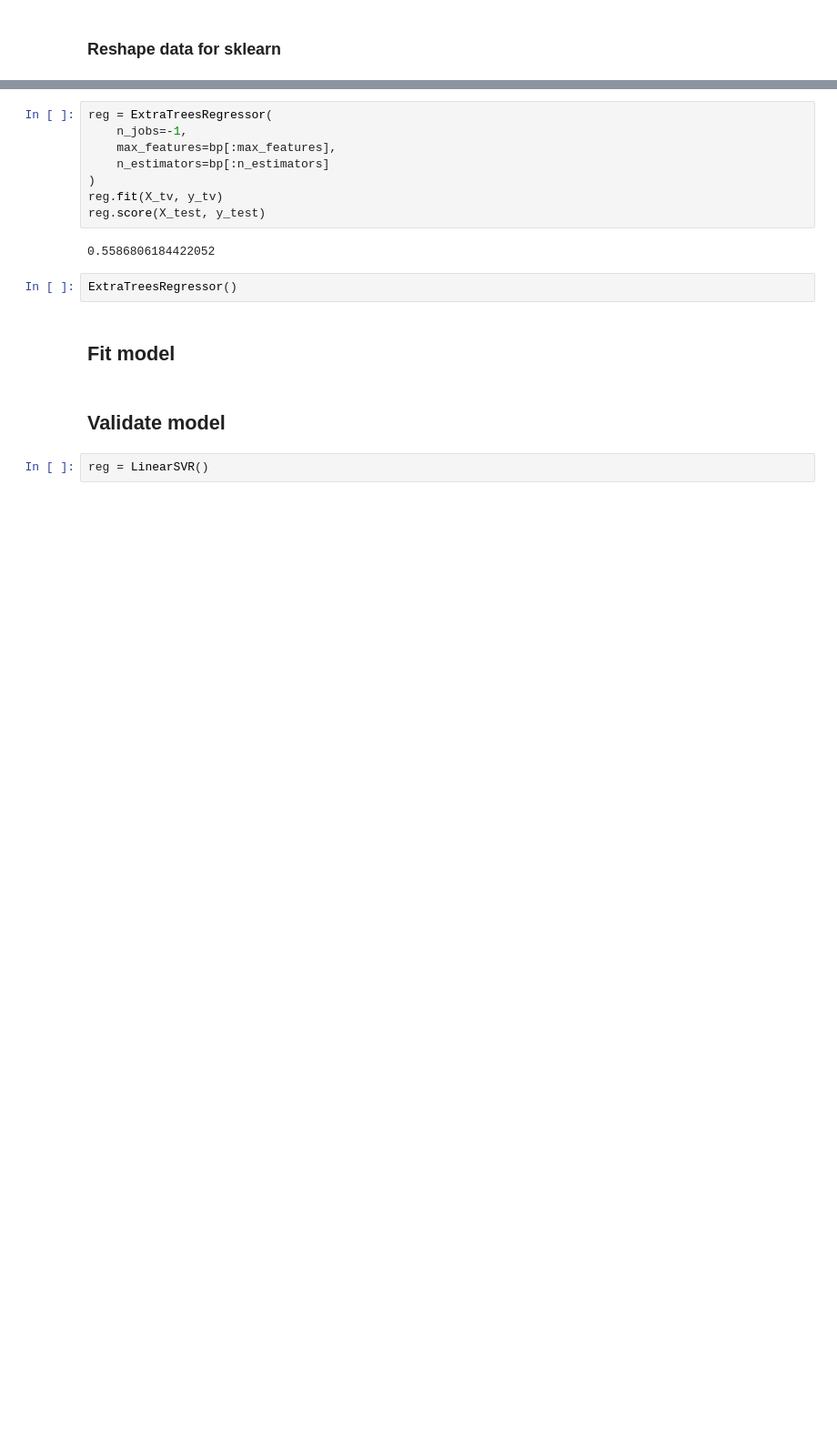
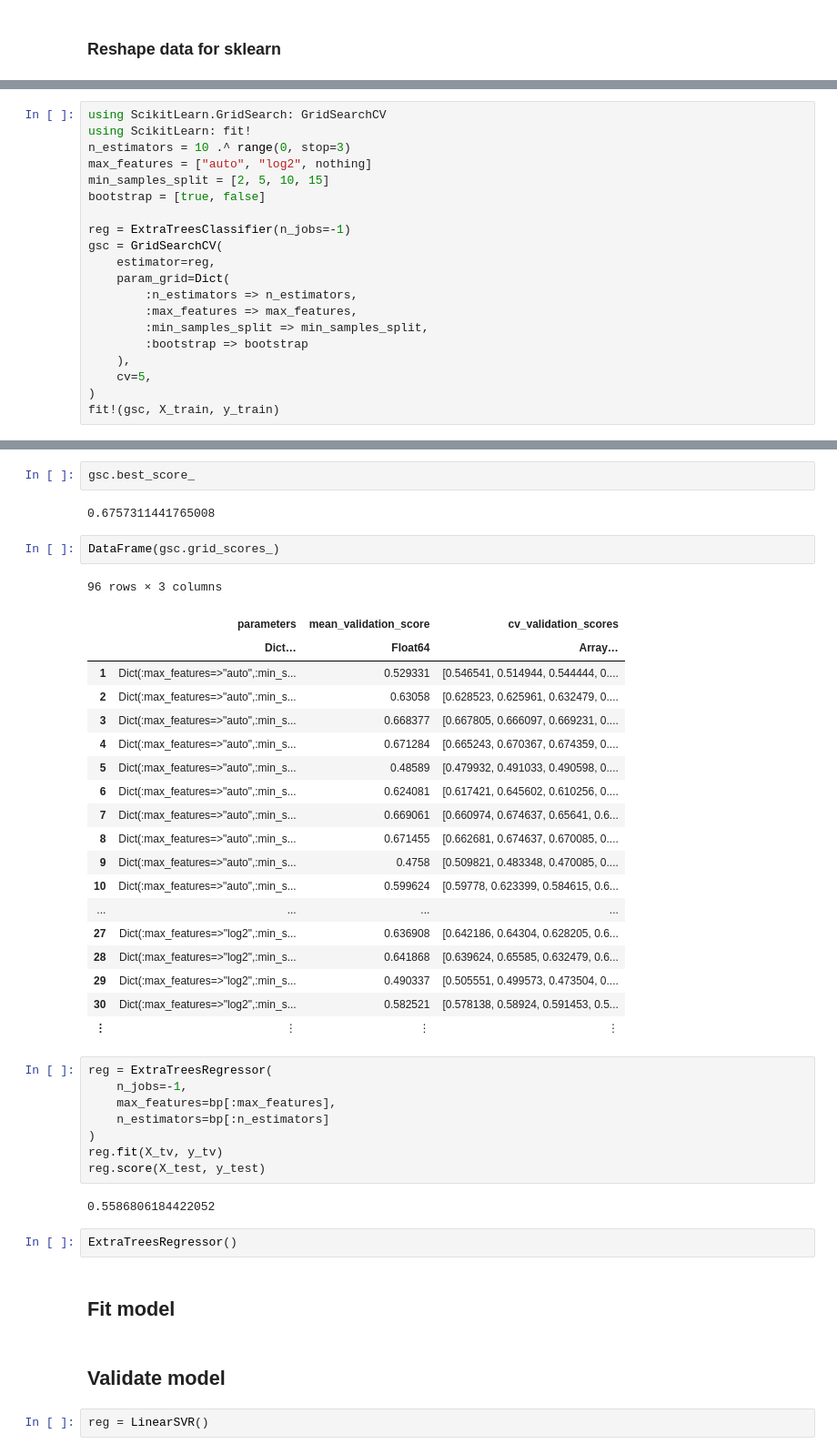
Before and after one commit to cartemic/CHE-599-intro-to-data-science, a Jupyter notebook: Project/Wine Quality.ipynb, the cells around one changed output, grey strips where cells are left out. Shown: that part at 91% size. Saved outputs shown, nothing was run; the diff lists cells and outputs as text; blank space fills up the shorter version.

```diff
--- a/Project/Wine Quality.ipynb
+++ b/Project/Wine Quality.ipynb
@@ -599,0 +264,20 @@ Dict{Symbol,Any} with 2 entries:
+# %%
+using ScikitLearn.GridSearch: GridSearchCV
+using ScikitLearn: fit!
+n_estimators = 10 .^ range(0, stop=3)
+max_features = ["auto", "log2", nothing]
+min_samples_split = [2, 5, 10, 15]
+bootstrap = [true, false]
+
+reg = ExtraTreesClassifier(n_jobs=-1)
+gsc = GridSearchCV(
+    estimator=reg,
+    param_grid=Dict(
+        :n_estimators => n_estimators,
+        :max_features => max_features,
+        :min_samples_split => min_samples_split,
+        :bootstrap => bootstrap
+    ),
+    cv=5,
+)
+fit!(gsc, X_train, y_train)
@@ -600,3 +313,29 @@ Dict{Symbol,Any} with 2 entries:
+# %%
+gsc.best_score_
+# %% [output]
+0.6757311441765008
+# %%
+DataFrame(gsc.grid_scores_)
+# %% [output]
+96 rows × 3 columns
+|  | parameters | mean_validation_score | cv_validation_scores |
+|  | Dict… | Float64 | Array… |
+| 1 | Dict(:max_features=>"auto",:min_s... | 0.529331 | [0.546541, 0.514944, 0.544444, 0.... |
+| 2 | Dict(:max_features=>"auto",:min_s... | 0.63058 | [0.628523, 0.625961, 0.632479, 0.... |
+| 3 | Dict(:max_features=>"auto",:min_s... | 0.668377 | [0.667805, 0.666097, 0.669231, 0.... |
+| 4 | Dict(:max_features=>"auto",:min_s... | 0.671284 | [0.665243, 0.670367, 0.674359, 0.... |
+| 5 | Dict(:max_features=>"auto",:min_s... | 0.48589 | [0.479932, 0.491033, 0.490598, 0.... |
+| 6 | Dict(:max_features=>"auto",:min_s... | 0.624081 | [0.617421, 0.645602, 0.610256, 0.... |
+| 7 | Dict(:max_features=>"auto",:min_s... | 0.669061 | [0.660974, 0.674637, 0.65641, 0.6... |
+| 8 | Dict(:max_features=>"auto",:min_s... | 0.671455 | [0.662681, 0.674637, 0.670085, 0.... |
+| 9 | Dict(:max_features=>"auto",:min_s... | 0.4758 | [0.509821, 0.483348, 0.470085, 0.... |
+| 10 | Dict(:max_features=>"auto",:min_s... | 0.599624 | [0.59778, 0.623399, 0.584615, 0.6... |
+| ... | ... | ... | ... |
+| 27 | Dict(:max_features=>"log2",:min_s... | 0.636908 | [0.642186, 0.64304, 0.628205, 0.6... |
+| 28 | Dict(:max_features=>"log2",:min_s... | 0.641868 | [0.639624, 0.65585, 0.632479, 0.6... |
+| 29 | Dict(:max_features=>"log2",:min_s... | 0.490337 | [0.505551, 0.499573, 0.473504, 0.... |
+| 30 | Dict(:max_features=>"log2",:min_s... | 0.582521 | [0.578138, 0.58924, 0.591453, 0.5... |
+| ⋮ | ⋮ | ⋮ | ⋮ |
 # %%
 reg = ExtraTreesRegressor(
     n_jobs=-1,
```
Also changed, not shown: parts of 58 cells of this notebook, 6 other files.
